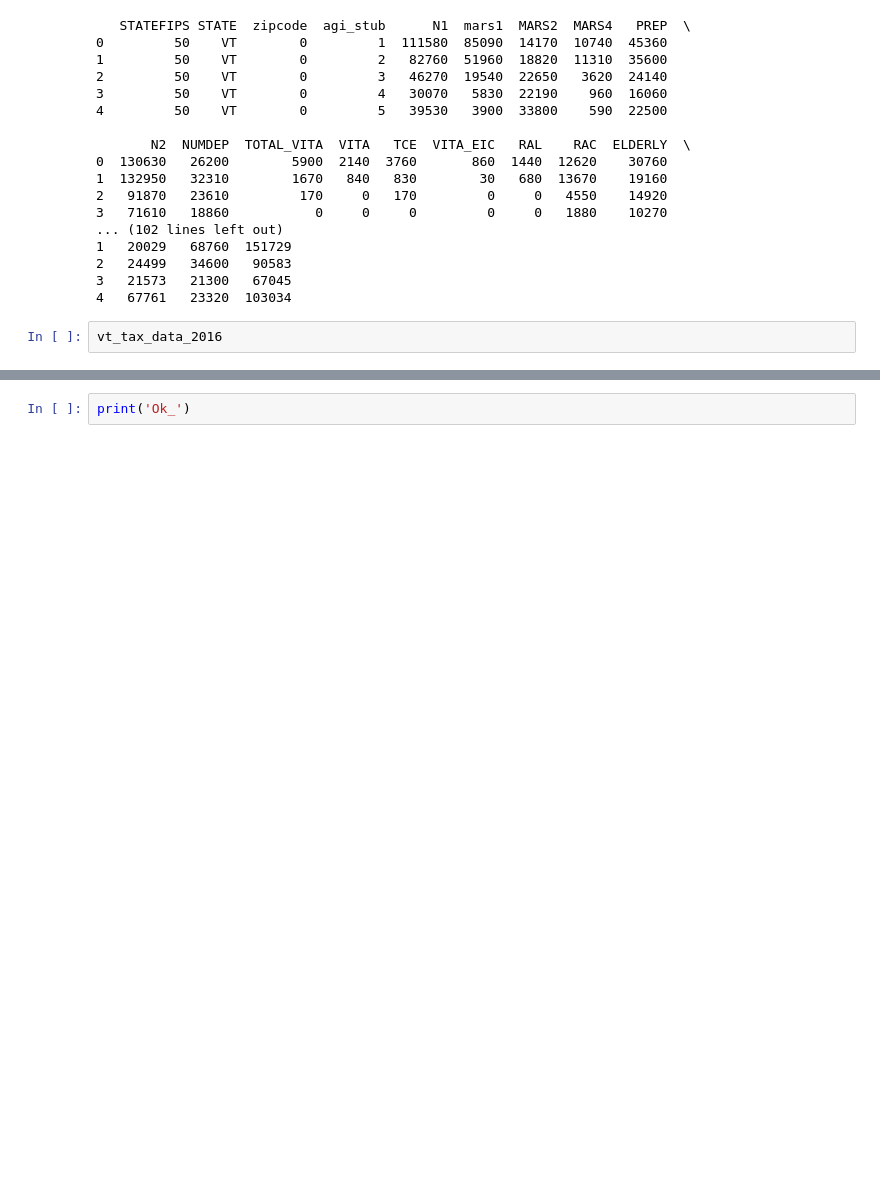
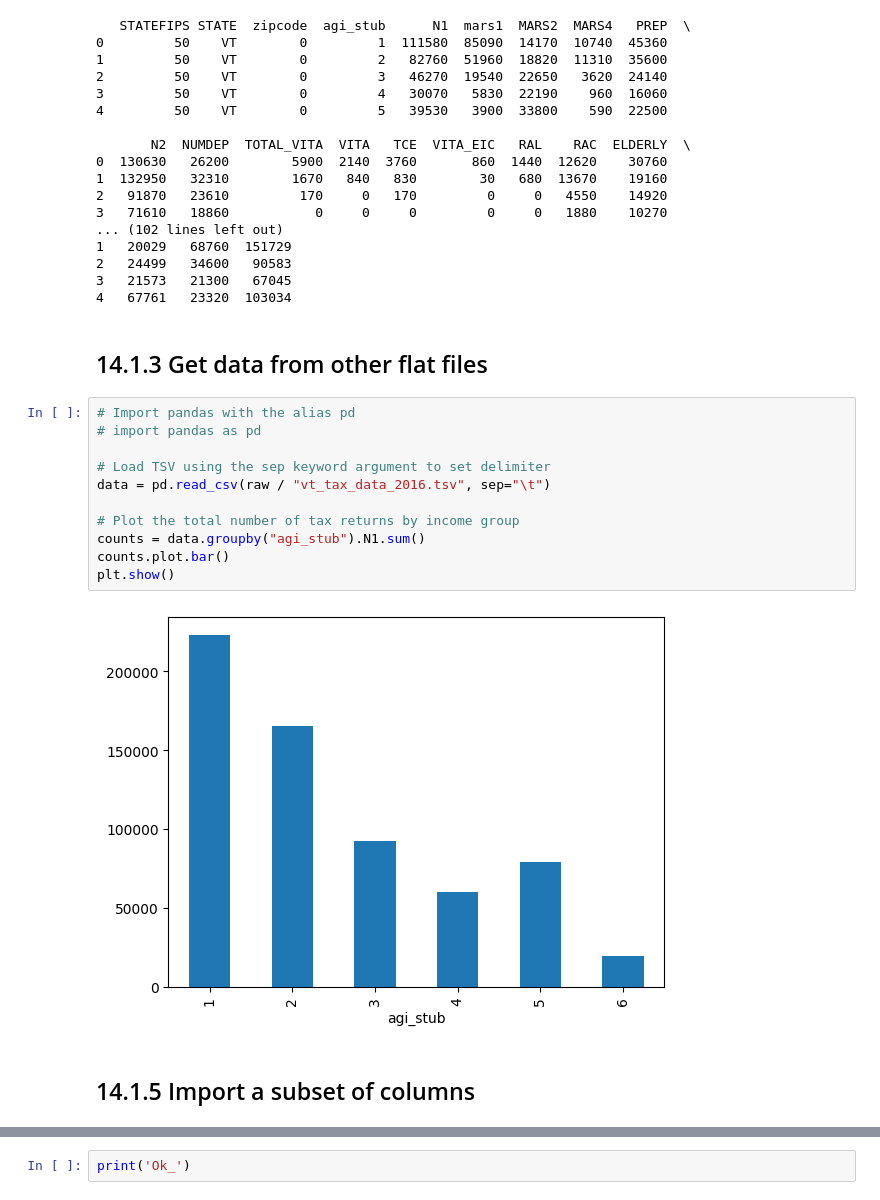
Before and after one commit to oecorrechag/Data-Engineer-track, a Jupyter notebook: Course 14 Streamlined Data Ingestion with pandas/notebooks/14.1.0_Importing Data from Flat Files.ipynb, the cells around one changed output, grey strips where cells are left out. Saved outputs shown, nothing was run; the diff lists cells and outputs as text; blank space fills up the shorter version.

```diff
--- a/Course 14 Streamlined Data Ingestion with pandas/notebooks/14.1.0_Importing Data from Flat Files.ipynb
+++ b/Course 14 Streamlined Data Ingestion with pandas/notebooks/14.1.0_Importing Data from Flat Files.ipynb
@@ -51,5 +53,20 @@ print(data.head())
 2   24499   34600   90583
 3   21573   21300   67045
 4   67761   23320  103034
-# %%
-vt_tax_data_2016
+# %% [markdown]
+## 14.1.3 Get data from other flat files
+# %%
+# Import pandas with the alias pd
+# import pandas as pd
+
+# Load TSV using the sep keyword argument to set delimiter
+data = pd.read_csv(raw / "vt_tax_data_2016.tsv", sep="\t")
+
+# Plot the total number of tax returns by income group
+counts = data.groupby("agi_stub").N1.sum()
+counts.plot.bar()
+plt.show()
+# %% [output]
+[figure, added]
+# %% [markdown]
+## 14.1.5 Import a subset of columns
```
Also changed, not shown: parts of 5 cells of this notebook.
